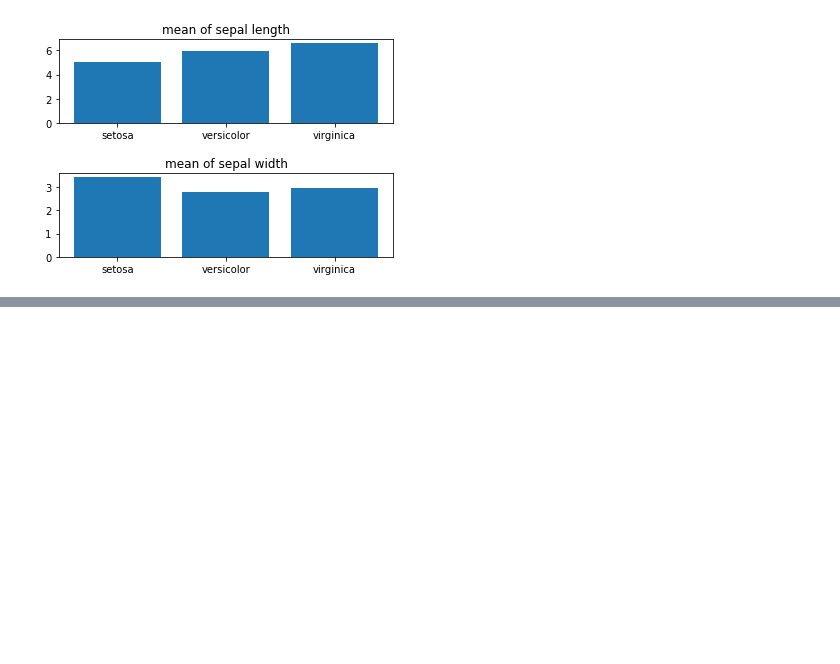
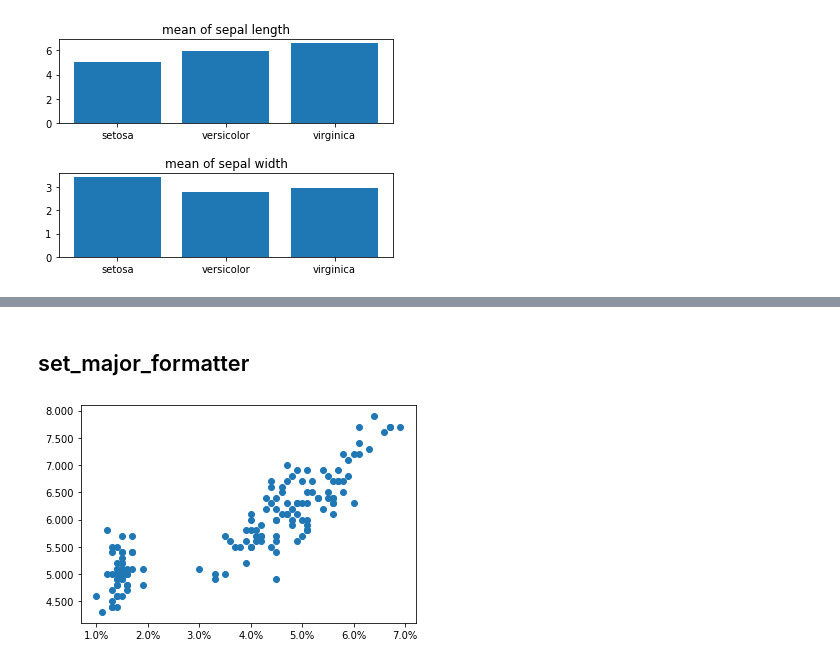
Before and after one commit to nigimitama/python-for-datascience, a Jupyter notebook: matplotlib.ipynb, the cells around one changed output, grey strips where cells are left out. Saved outputs shown, nothing was run; the diff lists cells and outputs as text; code cells hidden in the pictures; blank space fills up the shorter version.

```diff
--- a/matplotlib.ipynb
+++ b/matplotlib.ipynb
@@ -139,0 +208,12 @@ fig.show()
+# %% [markdown]
+## set_major_formatter
+# %%
+import matplotlib.ticker as ticker
+fig = plt.figure()
+ax = fig.add_subplot()
+ax.scatter(df["petal length"], df["sepal length"])
+ax.yaxis.set_major_formatter(ticker.StrMethodFormatter("{x:.3f}"))
+ax.xaxis.set_major_formatter(ticker.PercentFormatter(xmax=100))
+fig.show()
+# %% [output]
+[figure, added]
```
Also changed, not shown: parts of 9 cells of this notebook.
